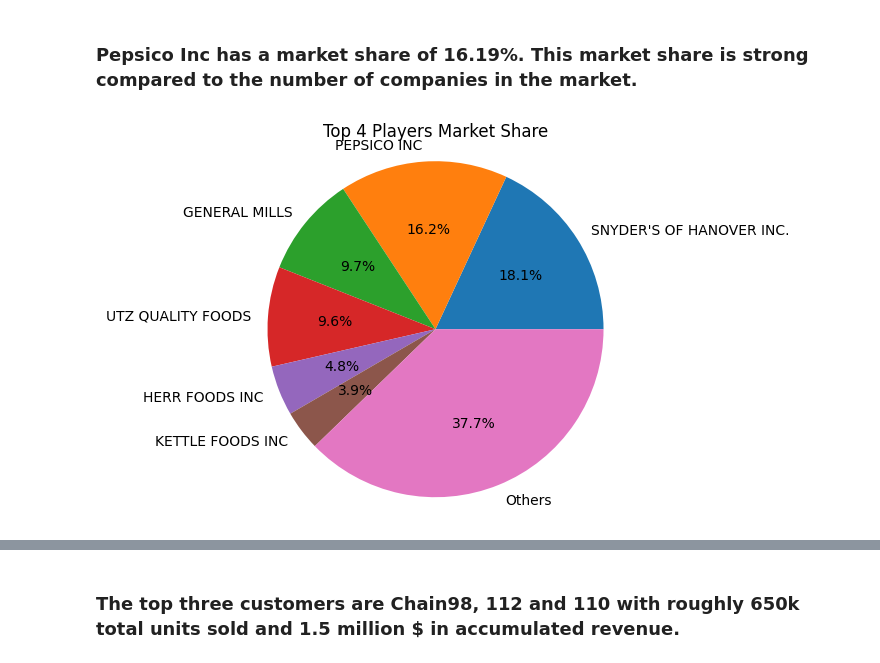
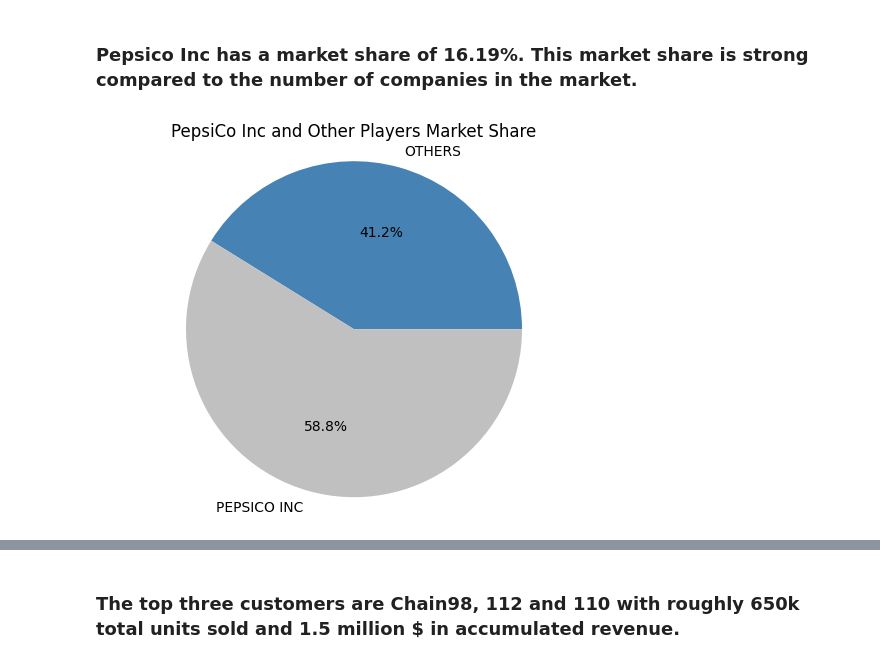
Before and after one commit to mistermakc/big-data-kpis, a Jupyter notebook: analysis/analysis.ipynb, the cells around one changed output, grey strips where cells are left out. Saved outputs shown, nothing was run; the diff lists cells and outputs as text; code cells hidden in the pictures.

```diff
--- a/analysis/analysis.ipynb
+++ b/analysis/analysis.ipynb
@@ -330,3 +344,17 @@ PR           int64
 dtype: object
+# %%
+# Dropping column for VEND merger
+df = df.drop(columns=["EST_ACV","Open","Clsd","SY","GE","OU"], axis=1)
 # %%
-df = df.drop(columns=["EST_ACV","Open","Clsd","L1","L2","L4","L5","SY","GE","Level","OU"], axis=1)
+# Dropping column for UPC merger
+#df = df.drop(columns=["EST_ACV","Open","Clsd","L1","L2","L4","L5","SY","GE","Level","OU"], axis=1)
+# %%
+# Make sure 'Calendar week starting on' and 'Calendar week ending on' are datetime objects
+df['Calendar week starting on'] = pd.to_datetime(df['Calendar week starting on'])
+df['Calendar week ending on'] = pd.to_datetime(df['Calendar week ending on'])
+
+# Create a new column 'YEAR' for grouping
+df['YEAR'] = df['Calendar week starting on'].dt.year
+# %%
+# Changing YEAR == 2010 to 2011 as the items were sold end of 2010
+df['YEAR'] = df['YEAR'].apply(lambda x: 2011 if x == 2010 else x)
@@ -371,34 +440,23 @@ Total Revenue: 15987297.0
 # %%
 # Calculate the total revenue for all vendors
 total_revenue = df["DOLLARS"].sum()
 
-# Group the data by vendor and sum their revenue
-vendor_revenue = df.groupby("L3")["DOLLARS"].sum().reset_index()
-
-# Sort the vendors by their revenue in descending order
-vendor_revenue = vendor_revenue.sort_values("DOLLARS", ascending=False)
+# Group the data by the new 'Vendor_Label' column and sum their revenue
+vendor_revenue = df.groupby('L3')["DOLLARS"].sum().reset_index()
 
 # Calculate market share for each vendor
 vendor_revenue["market_share"] = vendor_revenue["DOLLARS"] / total_revenue
 
-# Take the top 4 vendors and the rest as "others"
-top_4_vendors = vendor_revenue.iloc[:6].copy()
-rest_vendors = vendor_revenue.iloc[6:].copy()
-
-# Sum the market shares of the rest of the vendors
-others_market_share = rest_vendors["market_share"].sum()
-
-# Add a new row for "others"
-others_row = pd.DataFrame({"L3": ["Others"], "DOLLARS": [0], "market_share": [others_market_share]})
-top_4_vendors = top_4_vendors.append(others_row, ignore_index=True)
+# Pie chart visualization
+colors = ['steelblue','silver']
 
 # Create a pie chart
-plt.pie(top_4_vendors["market_share"], labels=top_4_vendors["L3"], autopct="%1.1f%%")
-plt.title("Top 4 Players Market Share")
+plt.pie(vendor_revenue["market_share"], colors=colors, labels=vendor_revenue["L3"], autopct="%1.1f%%")
+plt.title("PepsiCo Inc and Other Players Market Share")
 plt.axis("equal")
 plt.show()
 # %% [output]
-[figure, old version]
+[figure, new version]
 # %%
 # Filter for the New York area
 ny_df = df[df['Market_Name'] == 'NEW YORK']
```
Also changed, not shown: parts of 23 cells of this notebook, 1 other file.
